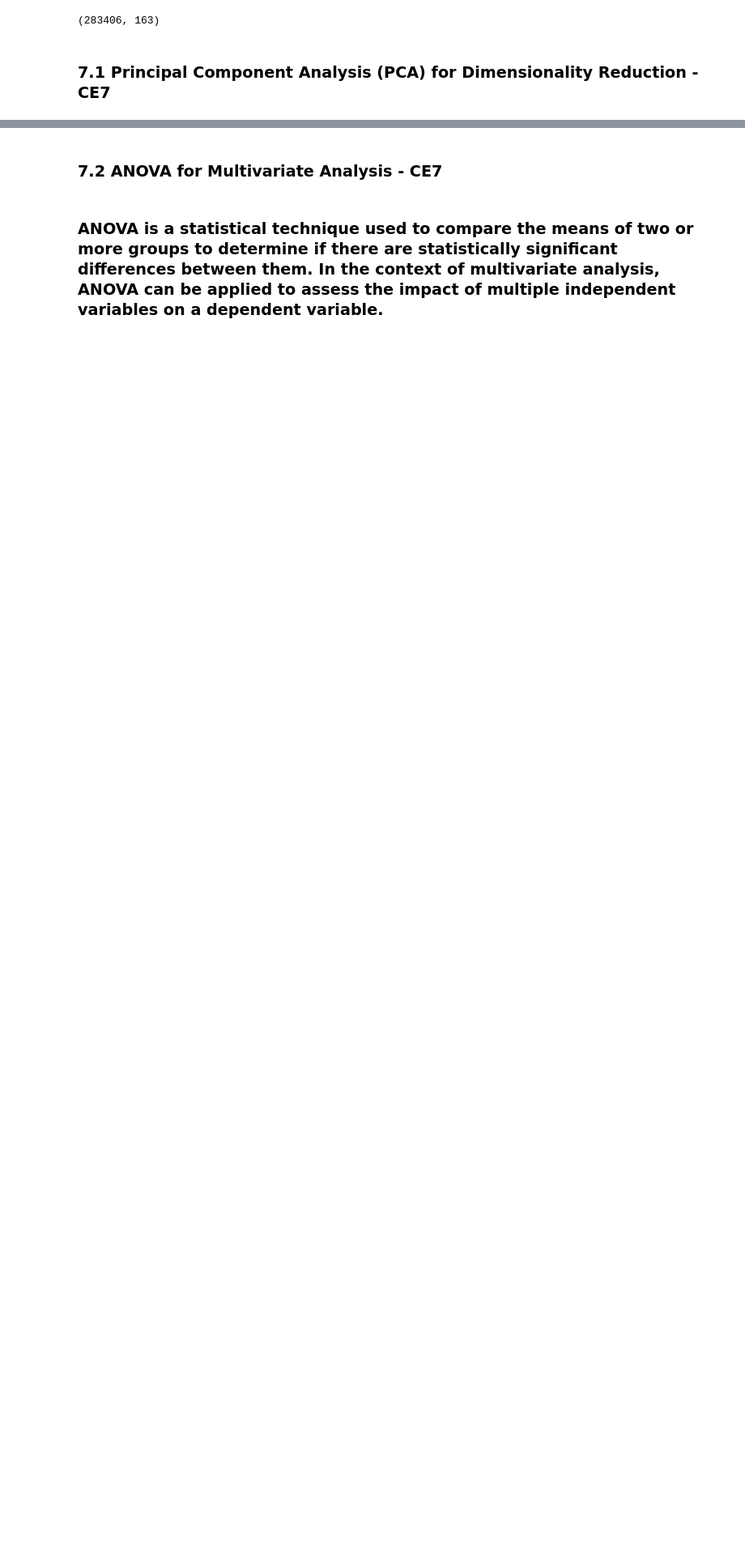
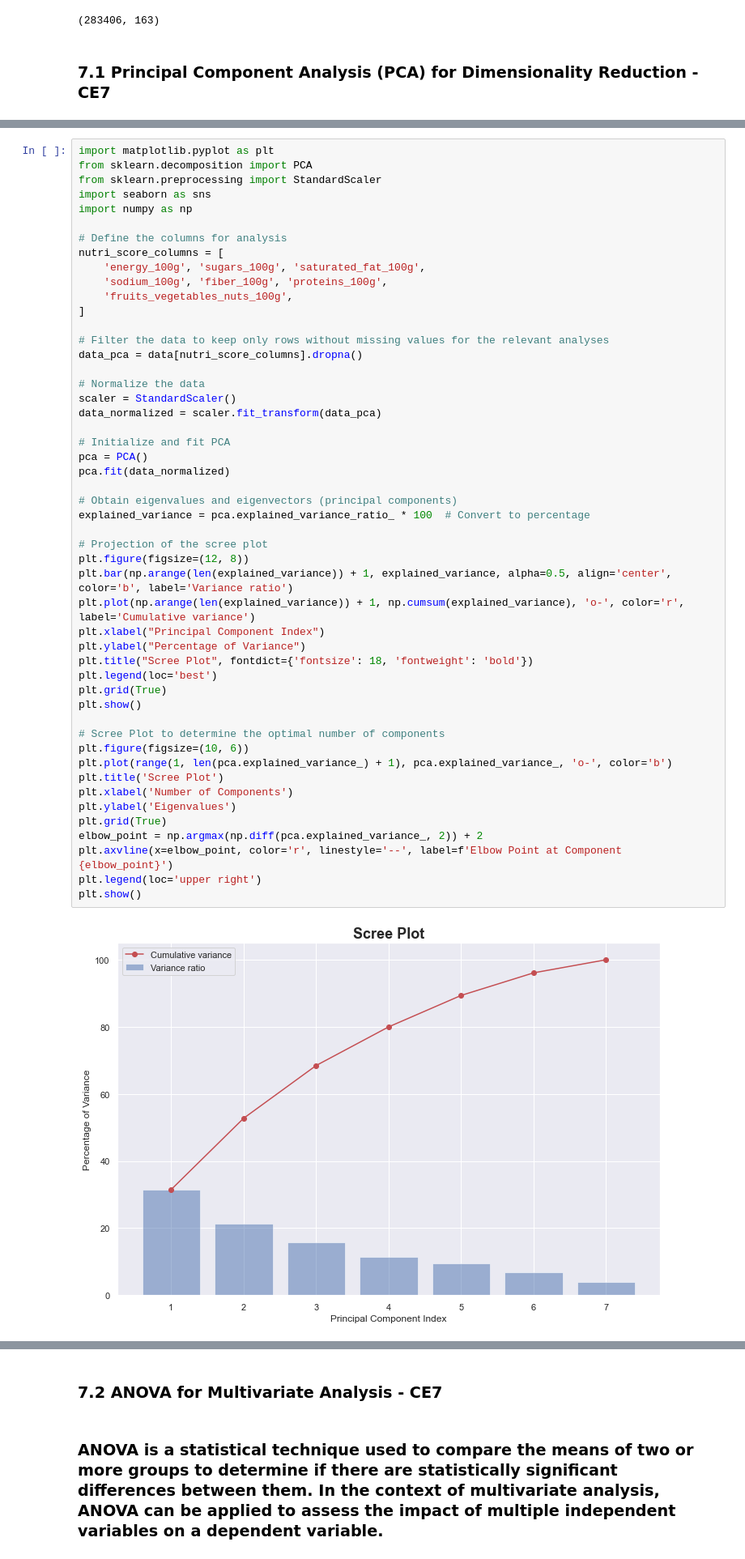
Before and after one commit to preudh/OC_IA_P3_Prepare_data_for_a_public_health_organization, a Jupyter notebook: notebooks/openfoodfacts-data-analysis.ipynb, the cells around one changed output, grey strips where cells are left out. Shown at 81% size. Saved outputs shown, nothing was run; the diff lists cells and outputs as text; blank space fills up the shorter version.

```diff
--- a/notebooks/openfoodfacts-data-analysis.ipynb
+++ b/notebooks/openfoodfacts-data-analysis.ipynb
@@ -3059,0 +2998,52 @@ plt.show()
+# %%
+import matplotlib.pyplot as plt
+from sklearn.decomposition import PCA
+from sklearn.preprocessing import StandardScaler
+import seaborn as sns
+import numpy as np
+
+# Define the columns for analysis
+nutri_score_columns = [
+    'energy_100g', 'sugars_100g', 'saturated_fat_100g',
+    'sodium_100g', 'fiber_100g', 'proteins_100g',
+    'fruits_vegetables_nuts_100g',
+]
+
+# Filter the data to keep only rows without missing values for the relevant analyses
+data_pca = data[nutri_score_columns].dropna()
+
+# Normalize the data
+scaler = StandardScaler()
+data_normalized = scaler.fit_transform(data_pca)
+
+# Initialize and fit PCA
+pca = PCA()
+pca.fit(data_normalized)
+
+# Obtain eigenvalues and eigenvectors (principal components)
+explained_variance = pca.explained_variance_ratio_ * 100  # Convert to percentage
+
+# Projection of the scree plot
+plt.figure(figsize=(12, 8))
+plt.bar(np.arange(len(explained_variance)) + 1, explained_variance, alpha=0.5, align='center', color='b', label='Variance ratio')
+plt.plot(np.arange(len(explained_variance)) + 1, np.cumsum(explained_variance), 'o-', color='r', label='Cumulative variance')
+plt.xlabel("Principal Component Index")
+plt.ylabel("Percentage of Variance")
+plt.title("Scree Plot", fontdict={'fontsize': 18, 'fontweight': 'bold'})
+plt.legend(loc='best')
+plt.grid(True)
+plt.show()
+
+# Scree Plot to determine the optimal number of components
+plt.figure(figsize=(10, 6))
+plt.plot(range(1, len(pca.explained_variance_) + 1), pca.explained_variance_, 'o-', color='b')
+plt.title('Scree Plot')
+plt.xlabel('Number of Components')
+plt.ylabel('Eigenvalues')
+plt.grid(True)
+elbow_point = np.argmax(np.diff(pca.explained_variance_, 2)) + 2
+plt.axvline(x=elbow_point, color='r', linestyle='--', label=f'Elbow Point at Component {elbow_point}')
+plt.legend(loc='upper right')
+plt.show()
+# %% [output]
+[figure, added]
```
Also changed, not shown: parts of 6 cells of this notebook.
